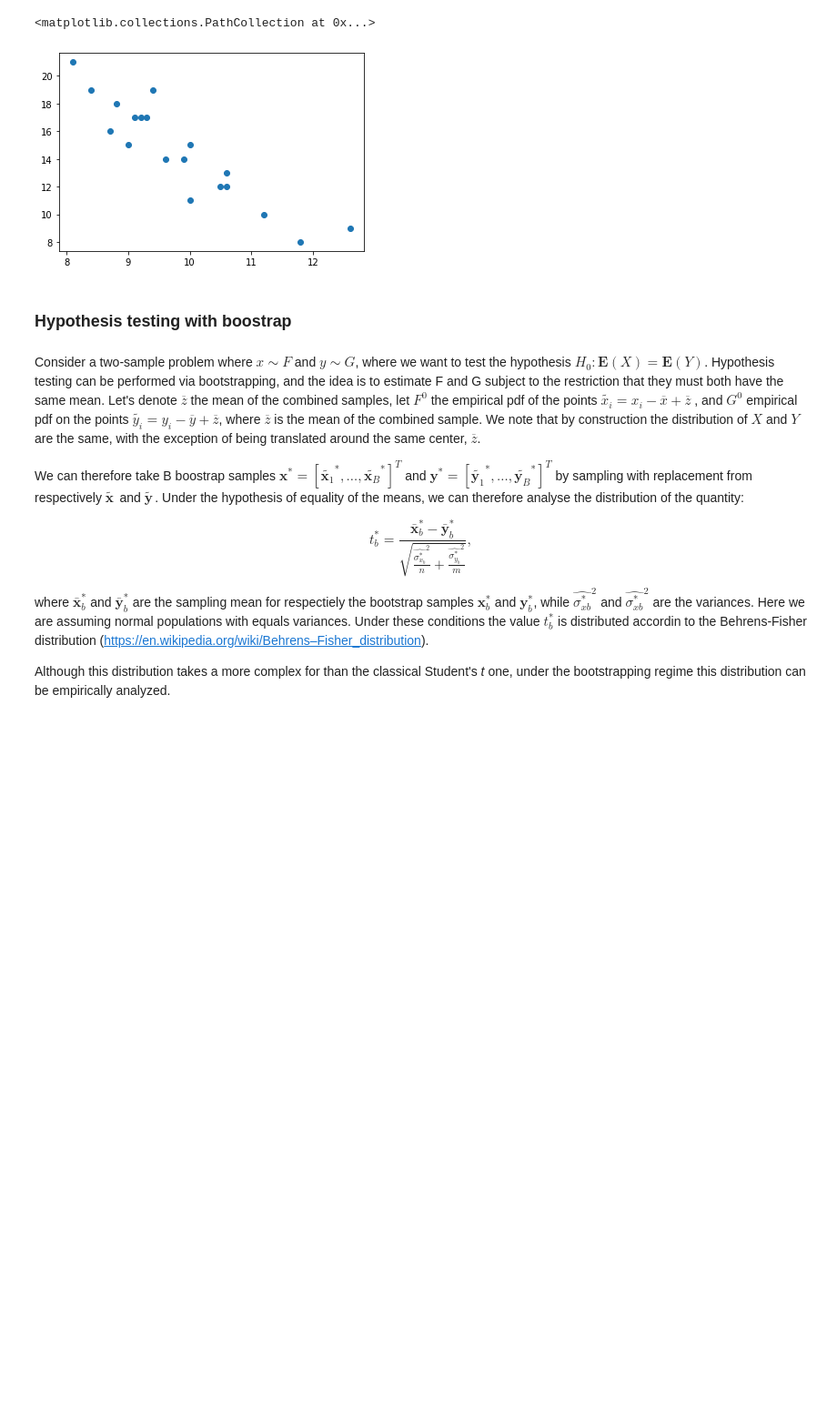
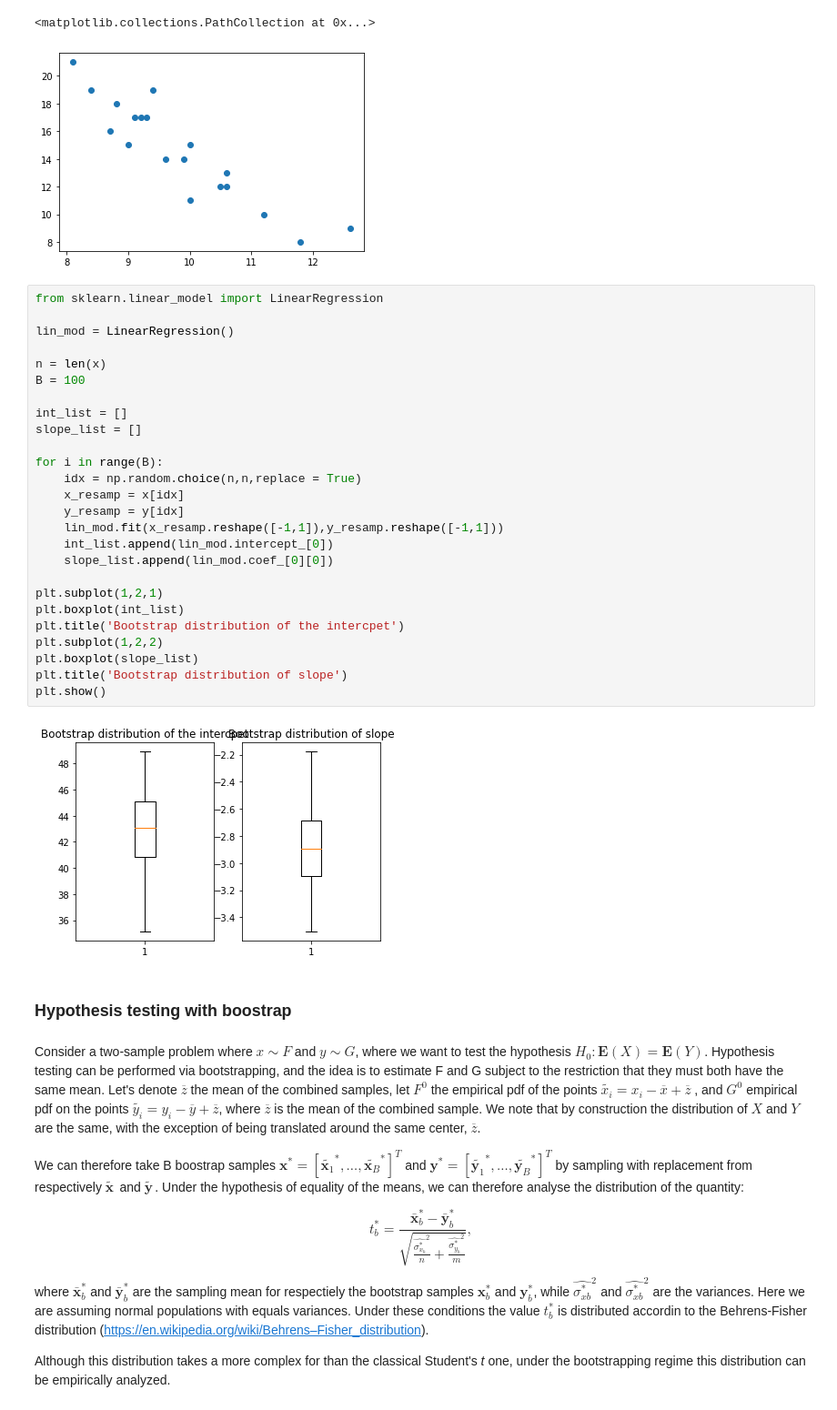
Before and after one commit to marcolorenzi/marcolorenzi.github.io, a Jupyter notebook: material/Resampling/lesson4_no_solutions.ipynb, the cells around one changed output. Shown: that part at 91% size. Saved outputs shown, nothing was run; the diff lists cells and outputs as text; blank space fills up the shorter version.

```diff
--- a/material/Resampling/lesson4_no_solutions.ipynb
+++ b/material/Resampling/lesson4_no_solutions.ipynb
@@ -92,6 +92,34 @@ plt.scatter(x,y)
 # %% [output]
 <matplotlib.collections.PathCollection at 0x...>
 [figure]
+# %%
+from sklearn.linear_model import LinearRegression
+
+lin_mod = LinearRegression()
+
+n = len(x)
+B = 100
+
+int_list = []
+slope_list = []
+
+for i in range(B):
+    idx = np.random.choice(n,n,replace = True)
+    x_resamp = x[idx]
+    y_resamp = y[idx]
+    lin_mod.fit(x_resamp.reshape([-1,1]),y_resamp.reshape([-1,1]))
+    int_list.append(lin_mod.intercept_[0])
+    slope_list.append(lin_mod.coef_[0][0])
+
+plt.subplot(1,2,1)
+plt.boxplot(int_list)
+plt.title('Bootstrap distribution of the intercpet')
+plt.subplot(1,2,2)
+plt.boxplot(slope_list)
+plt.title('Bootstrap distribution of slope')
+plt.show()
+# %% [output]
+[figure, added]
 # %% [markdown]
 ### Hypothesis testing with boostrap
 # %% [markdown]
```
Also changed, not shown: parts of 11 cells of this notebook.
